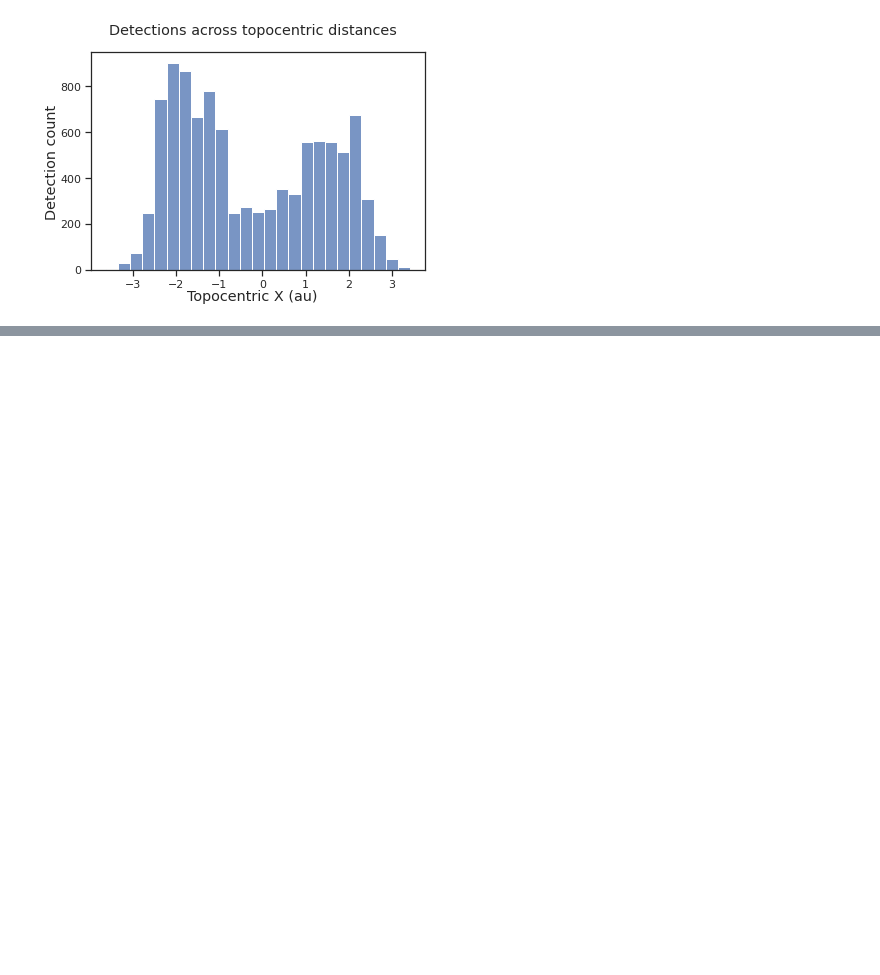
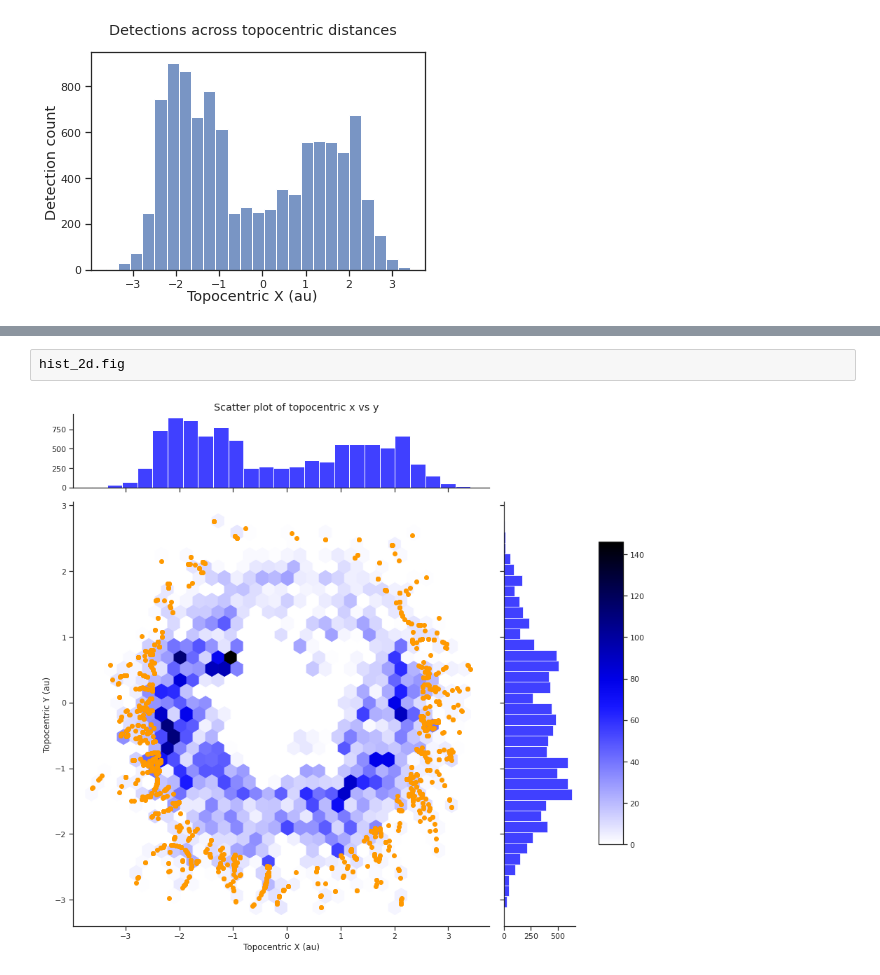
Before and after one commit to QUB-Planet-Lab/LSST_Solar_System_Plotting_Tools, a Jupyter notebook: PlottingTools/Tutorial/data_plot_examples.ipynb, the cells around one changed output, grey strips where cells are left out. Drawn from its saved outputs; the diff is of its cells as text; blank space fills up the shorter version.

```diff
--- a/PlottingTools/Tutorial/data_plot_examples.ipynb
+++ b/PlottingTools/Tutorial/data_plot_examples.ipynb
@@ -395,0 +465,4 @@ hist = HistogramPlot(
+# %%
+hist_2d.fig
+# %% [output]
+[figure, added]
```
Also changed, not shown: parts of 15 cells of this notebook.
